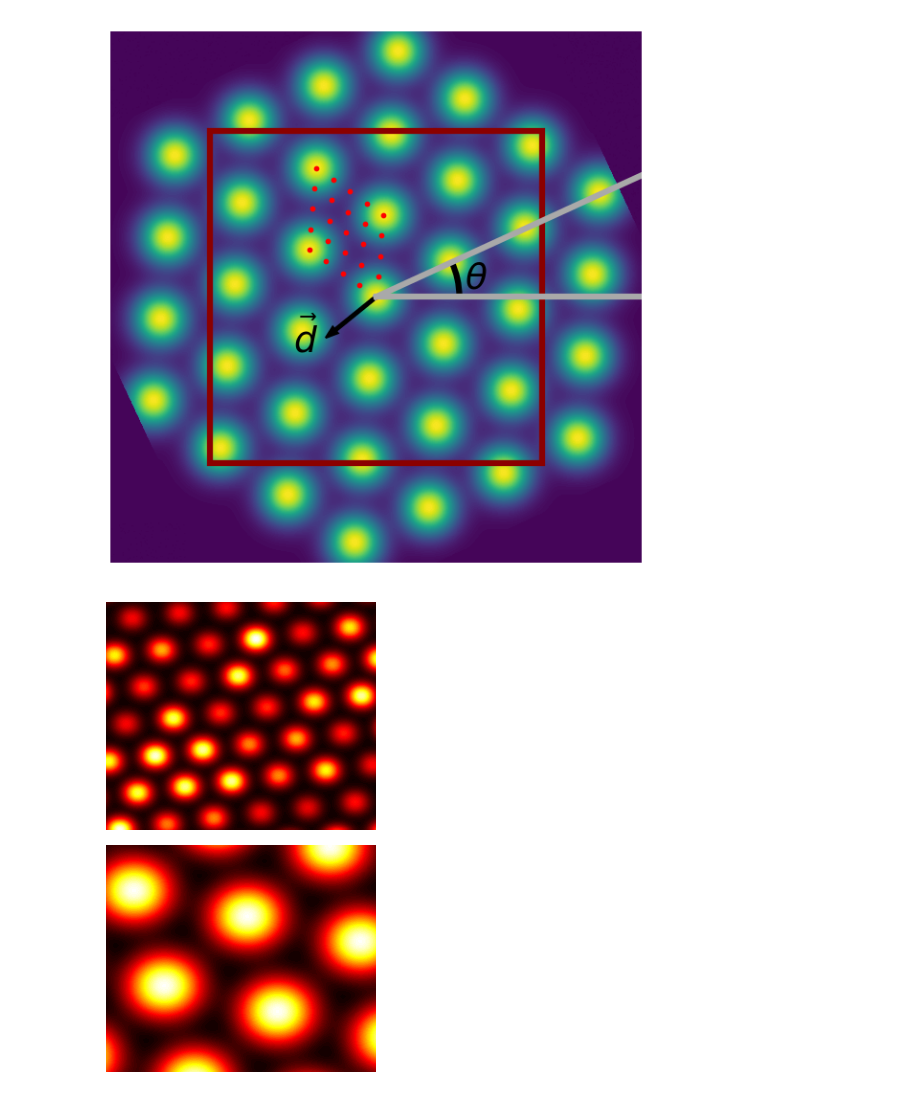
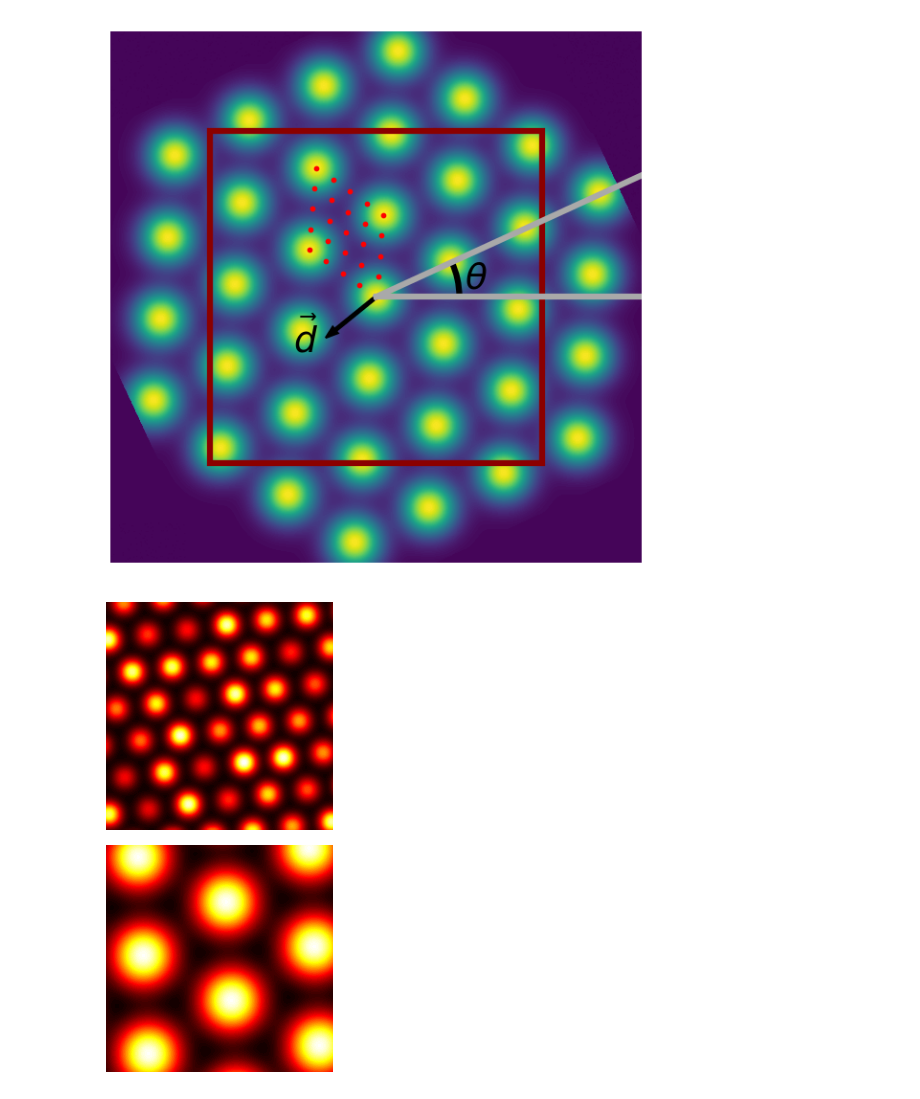
Before and after one commit to ChackMociute/Master-Thesis, a Jupyter notebook: grid_cells.ipynb, the cells around one changed output. Cells and saved outputs as stored; diff of their text form; code cells hidden in the pictures.

Commit message:
Fixed aspect ratios

```diff
--- a/grid_cells.ipynb
+++ b/grid_cells.ipynb
@@ -125,11 +126,13 @@ grid_cells.compile_numpy()
 # %%
 _, (ax1, ax2) = plt.subplots(2, 1, figsize=(3, 5))
 ax1.contourf(grid_cells[2], levels=100, cmap='hot')
 ax1.axis('off')
+ax1.set_aspect('equal')
 ax2.contourf(gc, levels=100, cmap='hot')
 ax2.axis('off')
+ax2.set_aspect('equal')
 plt.tight_layout()
 plt.savefig('figs/gc3.png')
 plt.show()
 # %% [output]
-[figure, old version]
+[figure, new version]
```
Also changed, not shown: parts of 6 cells of this notebook, 2 other files.
